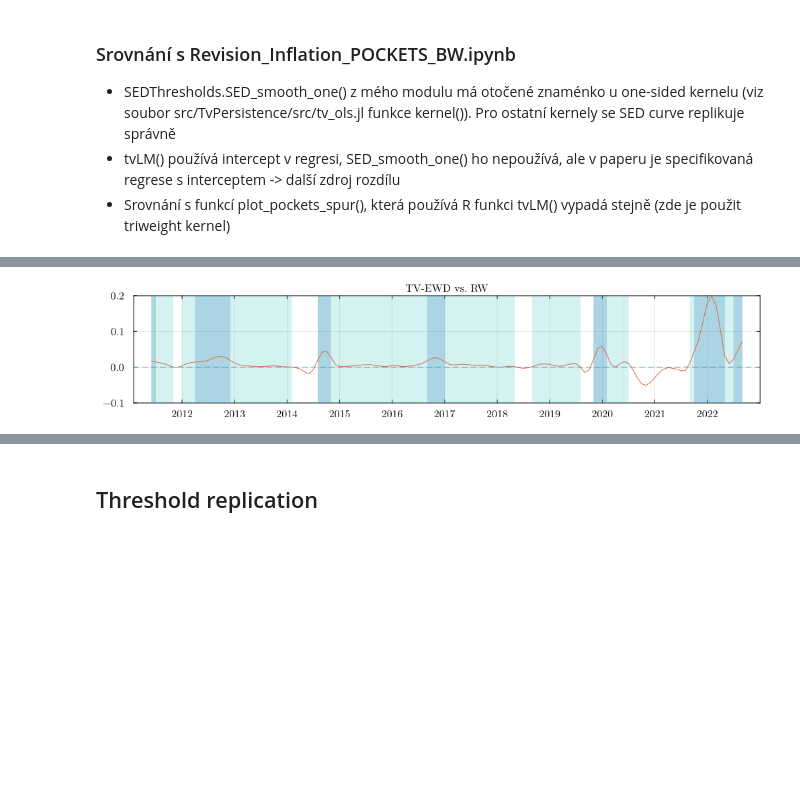
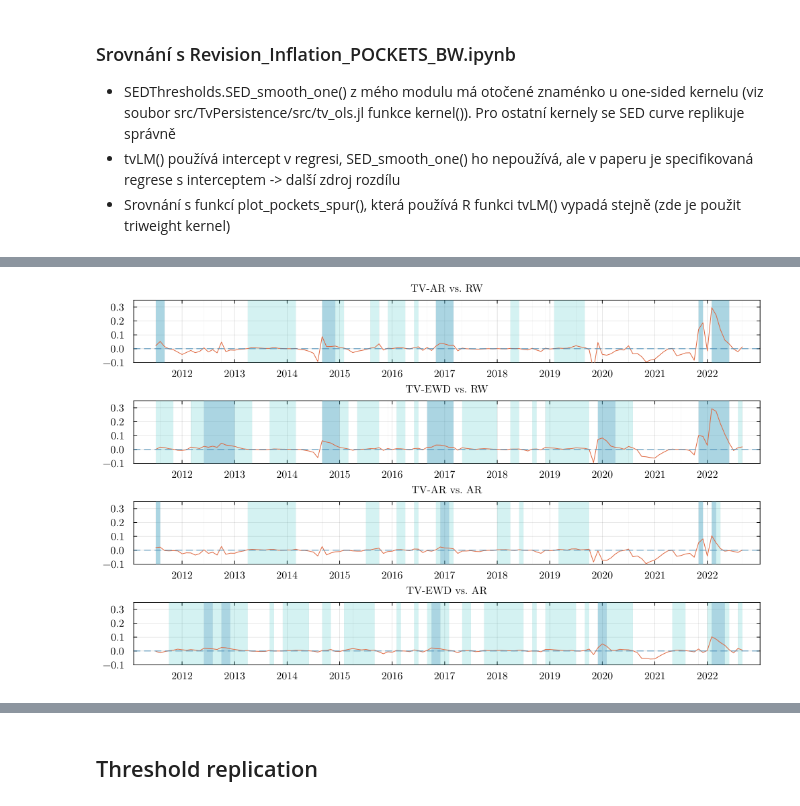
Before and after one commit to barunik/tvPersistence.jl, a Jupyter notebook: inflation_pockets_replication_testing.ipynb, the cells around one changed output, grey strips where cells are left out. Saved outputs shown, nothing was run; the diff lists cells and outputs as text; code cells hidden in the pictures; blank space fills up the shorter version.

Commit message:
add pockets plots to readme_files

```diff
--- a/inflation_pockets_replication_testing.ipynb
+++ b/inflation_pockets_replication_testing.ipynb
@@ -176,7 +148,7 @@ end_date = Date(2022, 9, 1)
 monthly_dates = collect(start_date:Month(1):end_date)
 beginning_of_year_dates = filter(d -> month(d) == 1, monthly_dates)
 positions = findall(d -> month(d) == 1, monthly_dates);
-labels = string.(years)
+labels = string.(year.(beginning_of_year_dates))
 # %% [output]
 11-element Vector{String}:
  "2012"
@@ -230,32 +180,113 @@ plot!(p1, ylim=(-0.1, 0.2))
 # %%
-bw = 0.03
 p1 = SEDThresholds.plot_pockets(
+    res1[][:,1],
+    res1[][:,5],
+    beginning_of_year_dates,
+    bw,
+    bootthr[1,2];
+    include_intercept = true,
+    kernel_type = "one-sided",
+    plot_zero_pockets = true,
+    title = "TV-AR vs. RW",
+    auto_xticks = false,
+    user_xticks = (positions, labels),
+    pocket_colors = [mycolor[4], mycolor[3]],
+    pocket_alphas = [0.2, 0.3],
+    sed_line_color = mycolor[1],
+    hline_color = mycolor[3],
+    hline_style = :dash,
+    base_line_color = :white,
+    plot_size = (1000,200),
+    framestyle = :box,
+    fontfamily = "serif-roman",
+    title_fontsize = 10,
+    xtick_fontsize = 10,
+    ytick_fontsize = 10,
+    ylabel_fontsize = 10
+)
+
+p2 = SEDThresholds.plot_pockets(
     res1[][:,1],
     res1[][:,6],
     beginning_of_year_dates,
     bw,
     bootthr[1,2];
     include_intercept = true,
-    kernel_type = "triweight",
+    kernel_type = "one-sided",
     plot_zero_pockets = true,
     title = "TV-EWD vs. RW",
     auto_xticks = false,
     user_xticks = (positions, labels),
     pocket_colors = [mycolor[4], mycolor[3]],
     pocket_alphas = [0.2, 0.3],
     sed_line_color = mycolor[1],
     hline_color = mycolor[3],
     hline_style = :dash,
     base_line_color = :white,
     plot_size = (1000,200),
     framestyle = :box,
     fontfamily = "serif-roman",
     title_fontsize = 10,
     xtick_fontsize = 10,
     ytick_fontsize = 10,
     ylabel_fontsize = 10
 )
 
-plot!(p1, ylim=(-0.1, 0.2))
+p3 = SEDThresholds.plot_pockets(
+    res1[][:,2],
+    res1[][:,5],
+    beginning_of_year_dates,
+    bw,
+    bootthr[1,2];
+    include_intercept = true,
+    kernel_type = "one-sided",
+    plot_zero_pockets = true,
+    title = "TV-AR vs. AR",
+    auto_xticks = false,
+    user_xticks = (positions, labels),
+    pocket_colors = [mycolor[4], mycolor[3]],
+    pocket_alphas = [0.2, 0.3],
+    sed_line_color = mycolor[1],
+    hline_color = mycolor[3],
+    hline_style = :dash,
+    base_line_color = :white,
+    plot_size = (1000,200),
+    framestyle = :box,
+    fontfamily = "serif-roman",
+    title_fontsize = 10,
+    xtick_fontsize = 10,
+    ytick_fontsize = 10,
+    ylabel_fontsize = 10
+)
+
+p4 = SEDThresholds.plot_pockets(
+    res1[][:,2],
+    res1[][:,6],
+    beginning_of_year_dates,
+    bw,
+    bootthr[1,2];
+    include_intercept = true,
+    kernel_type = "one-sided",
+    plot_zero_pockets = true,
+    title = "TV-EWD vs. AR",
+    auto_xticks = false,
+    user_xticks = (positions, labels),
+    pocket_colors = [mycolor[4], mycolor[3]],
+    pocket_alphas = [0.2, 0.3],
+    sed_line_color = mycolor[1],
+    hline_color = mycolor[3],
+    hline_style = :dash,
+    base_line_color = :white,
+    plot_size = (1000,200),
+    framestyle = :box,
+    fontfamily = "serif-roman",
+    title_fontsize = 10,
+    xtick_fontsize = 10,
+    ytick_fontsize = 10,
+    ylabel_fontsize = 10
+)
+
+pockets_plot = plot(p1,p2,p3,p4,layout = (4,1), legend = false, size = (1000, 600))
+plot!(pockets_plot, fontfamily="serif-roman",xtickfontsize=10,ytickfontsize=10, ylim = (-0.1, 0.35))
 # %% [output]
-[figure, old version]
+[figure, new version]
```
Also changed, not shown: parts of 9 cells of this notebook, 2 other files.
